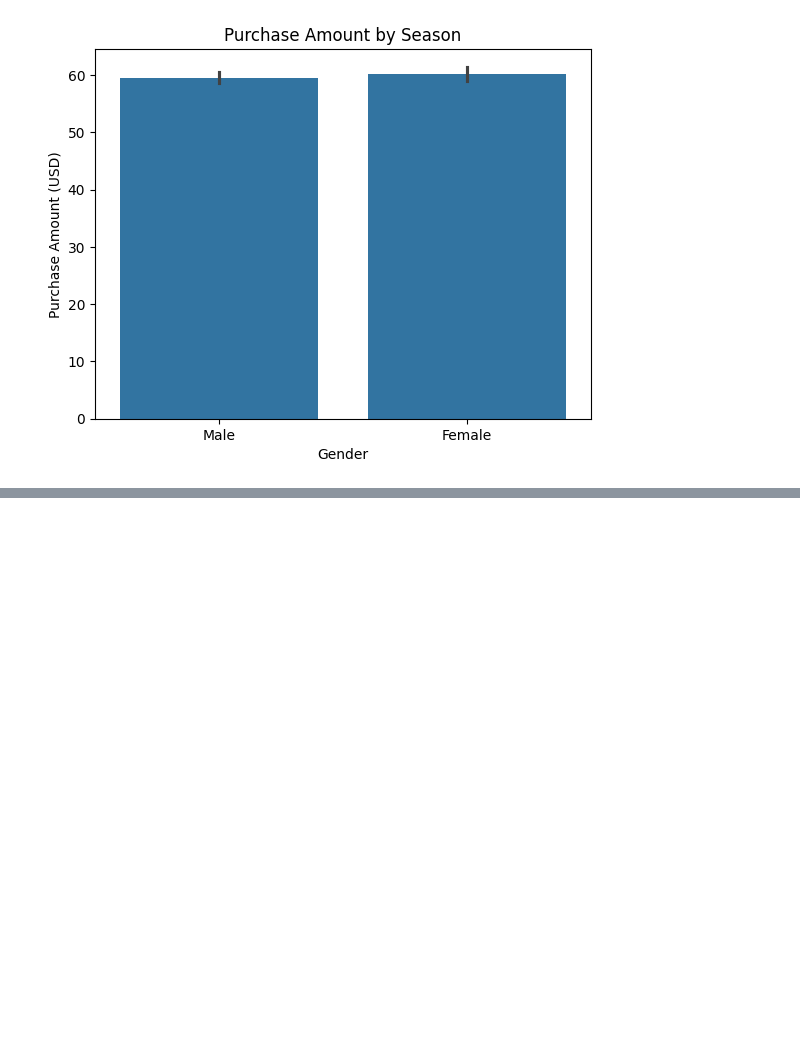
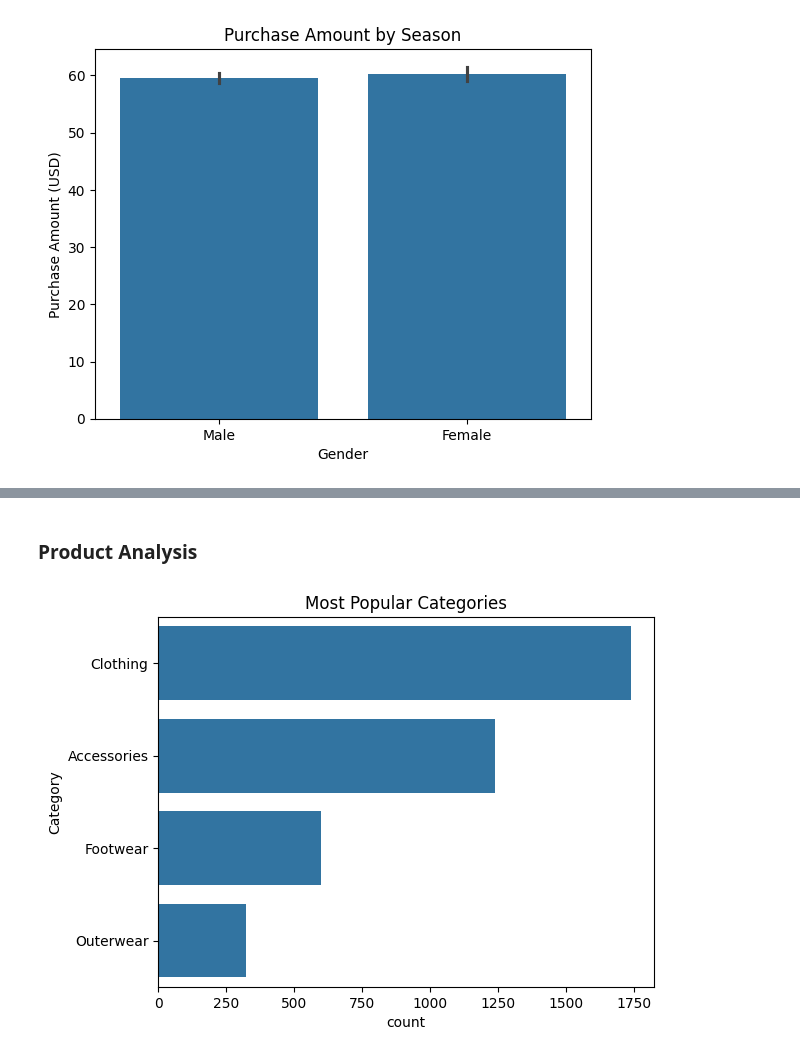
Before and after one commit to Lavishajagwani/Customer-Segmentation-And-Prediction, a Jupyter notebook: main.ipynb, the cells around one changed output, grey strips where cells are left out. Cells and saved outputs as stored; diff of their text form; code cells hidden in the pictures; blank space fills up the shorter version.

```diff
--- a/main.ipynb
+++ b/main.ipynb
@@ -99,0 +169,8 @@ plt.show()
+# %% [markdown]
+### Product Analysis
+# %%
+sns.countplot(y='Category', data=df, order=df['Category'].value_counts().index)
+plt.title('Most Popular Categories')
+plt.show()
+# %% [output]
+[figure, added]
```
Also changed, not shown: parts of 16 cells of this notebook.
